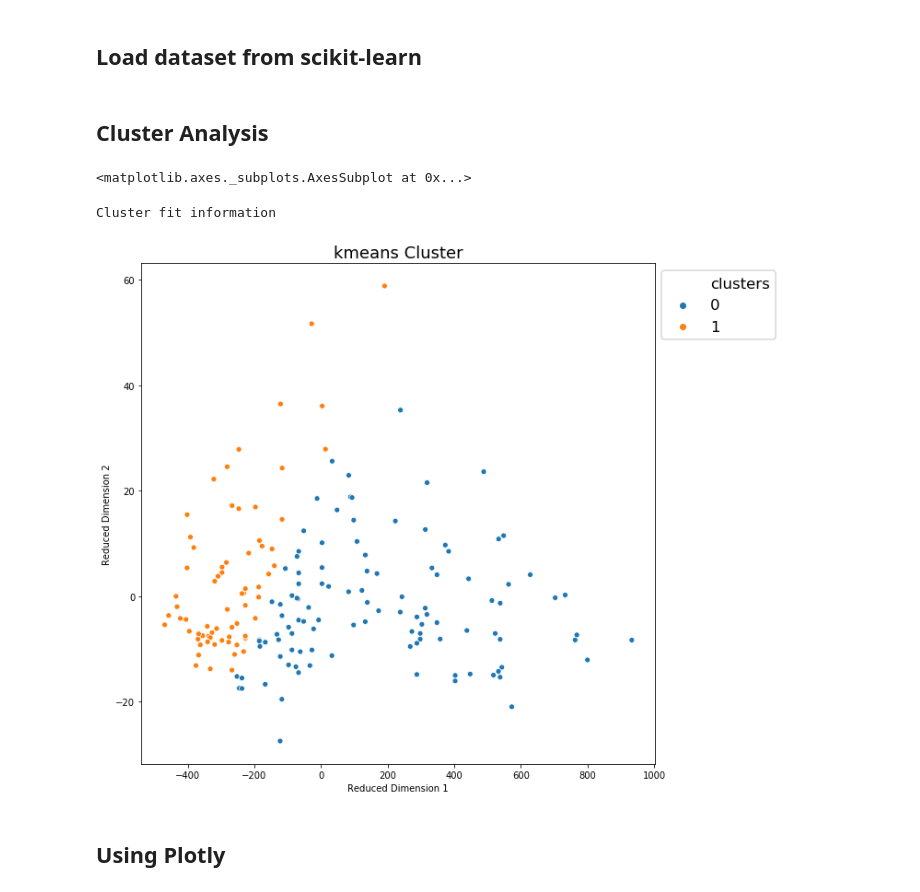
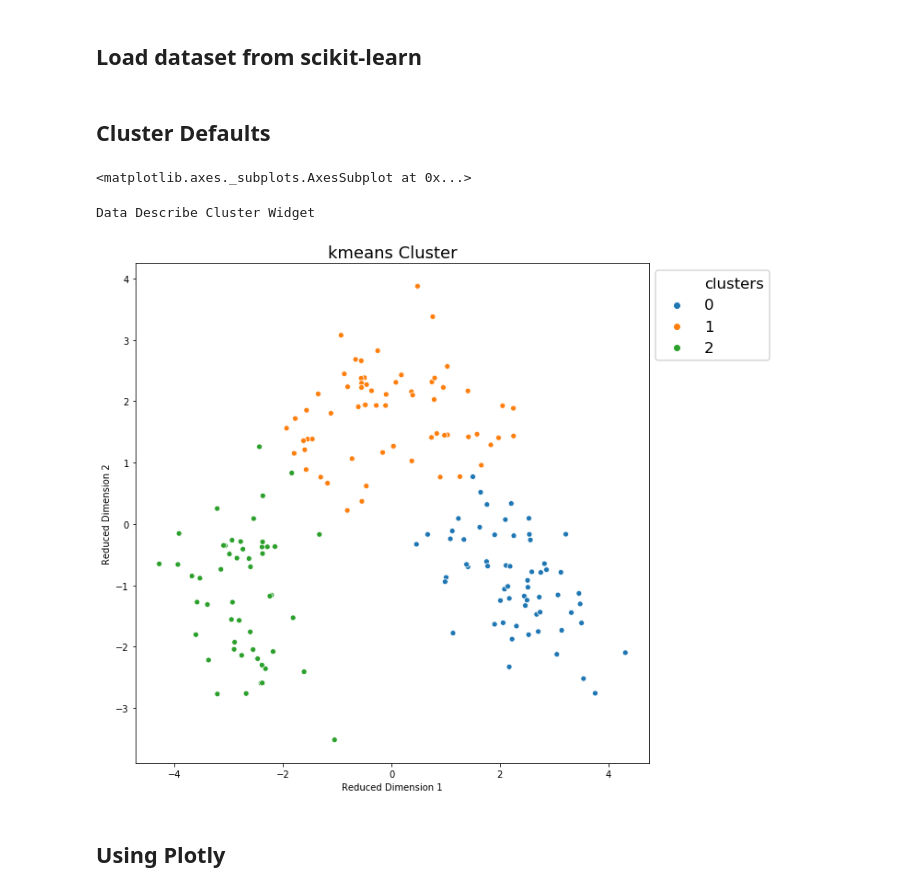
Before and after one commit to data-describe/data-describe, a Jupyter notebook: examples/Cluster_Analysis.ipynb, the cells around one changed output. Saved outputs shown, nothing was run; the diff lists cells and outputs as text; code cells hidden in the pictures.

```diff
--- a/examples/Cluster_Analysis.ipynb
+++ b/examples/Cluster_Analysis.ipynb
@@ -35,11 +22,11 @@ target = load_wine().target
 # %% [markdown]
-## Cluster Analysis
+## Cluster Defaults
 # %%
-dd.cluster(df, target=target)
+dd.cluster(df)
 # %% [output]
 <matplotlib.axes._subplots.AxesSubplot at 0x...>
-Cluster fit information
+Data Describe Cluster Widget
-[figure, old version]
+[figure, new version]
 # %% [markdown]
 ## Using Plotly
 # %%
```
Also changed, not shown: parts of 22 cells of this notebook.
